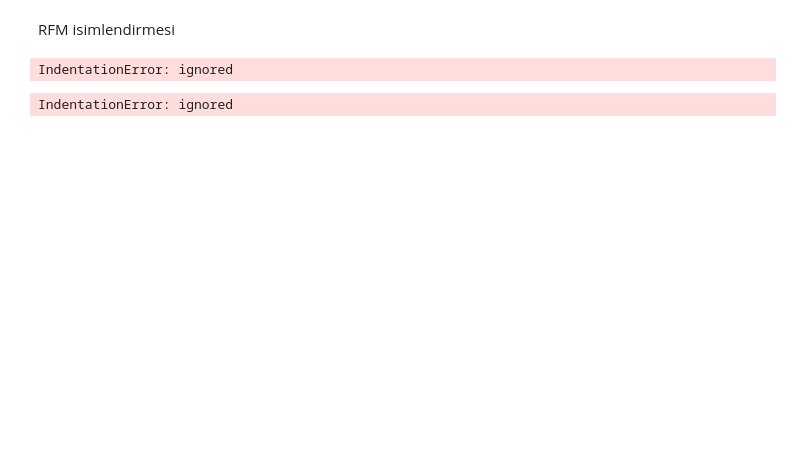
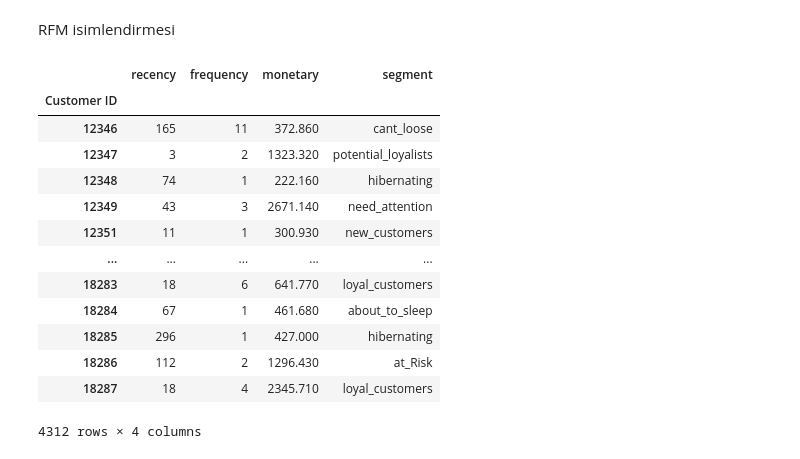
Before and after one commit to omerfarukpala/miuul, a Jupyter notebook: crm.ipynb, the cells around one changed output. Saved outputs shown, nothing was run; the diff lists cells and outputs as text; code cells hidden in the pictures; blank space fills up the shorter version.

```diff
--- a/crm.ipynb
+++ b/crm.ipynb
@@ -314,14 +345,3 @@ seg_map = {
 }
 # %%
 rfm['segment'] = rfm['RFM_SCORE'].replace(seg_map, regex=True)
-rfm = rfm[["recency", "frequency", "monetary", "segment"]]
-    rfm.index = rfm.index.astype(int)
-# %% [output]
-IndentationError: ignored
-# %%
- if csv:
-        rfm.to_csv("rfm.csv")
-
-    return rfm
-# %% [output]
-IndentationError: ignored
@@ -331,0 +352,17 @@ rfm_new = create_rfm(df, csv=True)
+# %%
+rfm
+# %% [output]
+|  | recency | frequency | monetary | segment |
+| Customer ID |  |  |  |  |
+| 12346 | 165 | 11 | 372.860 | cant_loose |
+| 12347 | 3 | 2 | 1323.320 | potential_loyalists |
+| 12348 | 74 | 1 | 222.160 | hibernating |
+| 12349 | 43 | 3 | 2671.140 | need_attention |
+| 12351 | 11 | 1 | 300.930 | new_customers |
+| ... | ... | ... | ... | ... |
+| 18283 | 18 | 6 | 641.770 | loyal_customers |
+| 18284 | 67 | 1 | 461.680 | about_to_sleep |
+| 18285 | 296 | 1 | 427.000 | hibernating |
+| 18286 | 112 | 2 | 1296.430 | at_Risk |
+| 18287 | 18 | 4 | 2345.710 | loyal_customers |
+4312 rows × 4 columns
```
Also changed, not shown: parts of 16 cells of this notebook.
